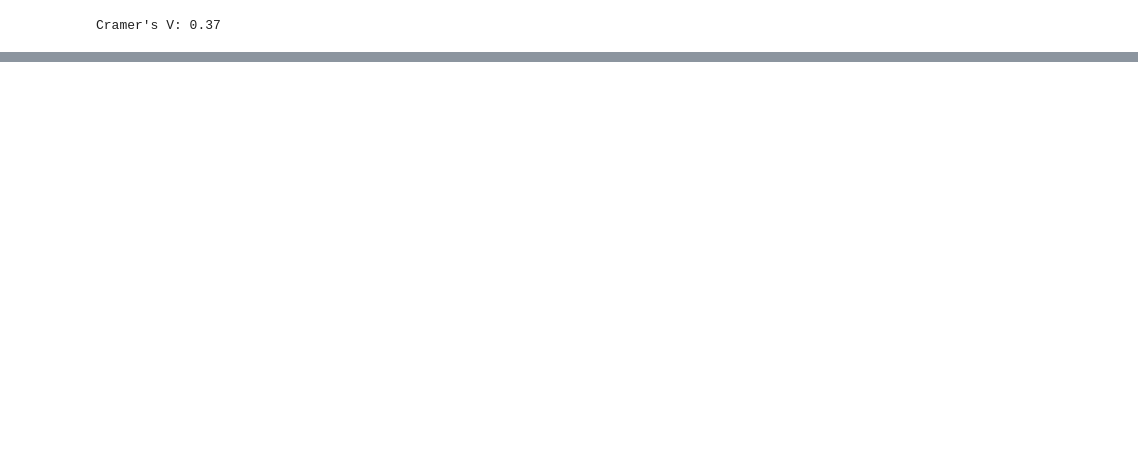
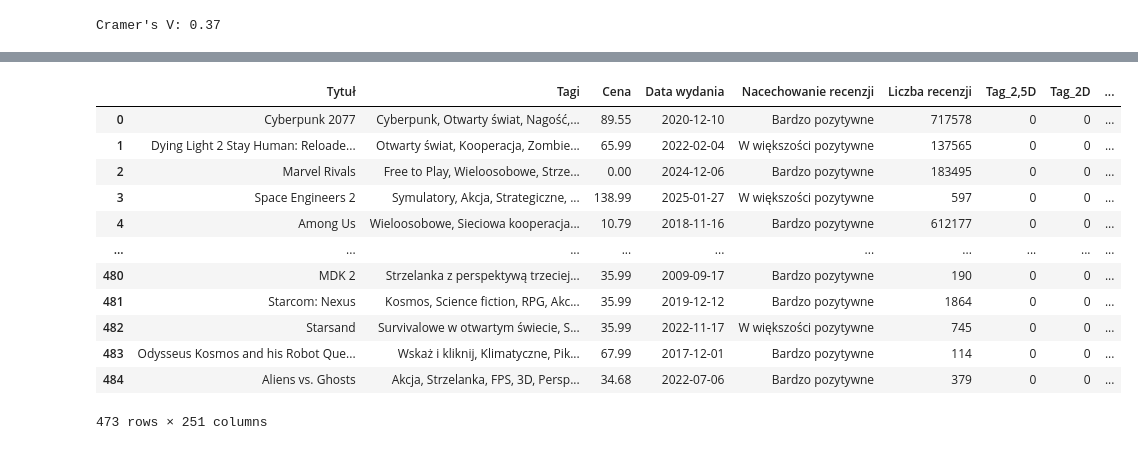
Before and after one commit to Adam17c/pad, a Jupyter notebook: projekt_v1.ipynb, the cells around one changed output, grey strips where cells are left out. Saved outputs shown, nothing was run; the diff lists cells and outputs as text; code cells hidden in the pictures; blank space fills up the shorter version.

```diff
--- a/projekt_v1.ipynb
+++ b/projekt_v1.ipynb
@@ -991,0 +448,41 @@ ModuleNotFoundError: No module named 'sklearn'
+# %%
+from sklearn.ensemble import RandomForestClassifier
+from sklearn.model_selection import train_test_split
+from sklearn.metrics import accuracy_score, classification_report
+from sklearn.preprocessing import LabelEncoder, StandardScaler
+
+# Zakładając, że 'Nazwa_gry' to kolumna tekstowa
+if 'Nazwa_gry' in df.columns:
+    encoder = LabelEncoder()
+    df['Nazwa_gry'] = encoder.fit_transform(df['Nazwa_gry'])
+
+# Zakładając, że inne kolumny mogą też być kategorialne
+df = pd.get_dummies(df)
+
+# Przygotowanie danych
+X = df.drop(['Tag_Akcja'], axis=1)  # Usuwamy kolumnę Tag_Akcja z cech
+y = df['Tag_Akcja']  # Nasza cecha docelowa
+
+# Zakładając, że wszystkie cechy do skalowania są już numeryczne
+scaler = StandardScaler()
+
+# Wybieranie tylko kolumn numerycznych do skalowania
+numeric_columns = df.select_dtypes(include=['float64', 'int64']).columns
+df[numeric_columns] = scaler.fit_transform(df[numeric_columns])
+
+X_scaled = scaler.fit_transform(X)
+
+# Podział na zbiór treningowy i testowy
+X_train, X_test, y_train, y_test = train_test_split(X_scaled, y, test_size=0.2, random_state=42)
+
+# Budowanie modelu
+model = RandomForestClassifier(n_estimators=100, random_state=42)
+model.fit(X_train, y_train)
+
+# Predykcja
+y_pred = model.predict(X_test)
+
+# Ocena modelu
+accuracy = accuracy_score(y_test, y_pred)
+print("Dokładność:", accuracy)
+print("Raport klasyfikacji:\n", classification_report(y_test, y_pred))
@@ -991,0 +553,16 @@ ModuleNotFoundError: No module named 'sklearn'
+# %%
+df
+# %% [output]
+|  | Tytuł | Tagi | Cena | Data wydania | Nacechowanie recenzji | Liczba recenzji | Tag_2,5D | Tag_2D | ... |
+| 0 | Cyberpunk 2077 | Cyberpunk, Otwarty świat, Nagość,... | 89.55 | 2020-12-10 | Bardzo pozytywne | 717578 | 0 | 0 | ... |
+| 1 | Dying Light 2 Stay Human: Reloade... | Otwarty świat, Kooperacja, Zombie... | 65.99 | 2022-02-04 | W większości pozytywne | 137565 | 0 | 0 | ... |
+| 2 | Marvel Rivals | Free to Play, Wieloosobowe, Strze... | 0.00 | 2024-12-06 | Bardzo pozytywne | 183495 | 0 | 0 | ... |
+| 3 | Space Engineers 2 | Symulatory, Akcja, Strategiczne, ... | 138.99 | 2025-01-27 | W większości pozytywne | 597 | 0 | 0 | ... |
+| 4 | Among Us | Wieloosobowe, Sieciowa kooperacja... | 10.79 | 2018-11-16 | Bardzo pozytywne | 612177 | 0 | 0 | ... |
+| ... | ... | ... | ... | ... | ... | ... | ... | ... | ... |
+| 480 | MDK 2 | Strzelanka z perspektywą trzeciej... | 35.99 | 2009-09-17 | Bardzo pozytywne | 190 | 0 | 0 | ... |
+| 481 | Starcom: Nexus | Kosmos, Science fiction, RPG, Akc... | 35.99 | 2019-12-12 | Bardzo pozytywne | 1864 | 0 | 0 | ... |
+| 482 | Starsand | Survivalowe w otwartym świecie, S... | 35.99 | 2022-11-17 | W większości pozytywne | 745 | 0 | 0 | ... |
+| 483 | Odysseus Kosmos and his Robot Que... | Wskaż i kliknij, Klimatyczne, Pik... | 67.99 | 2017-12-01 | Bardzo pozytywne | 114 | 0 | 0 | ... |
+| 484 | Aliens vs. Ghosts | Akcja, Strzelanka, FPS, 3D, Persp... | 34.68 | 2022-07-06 | Bardzo pozytywne | 379 | 0 | 0 | ... |
+473 rows × 251 columns
```
Also changed, not shown: parts of 60 cells of this notebook, 4 other files.
